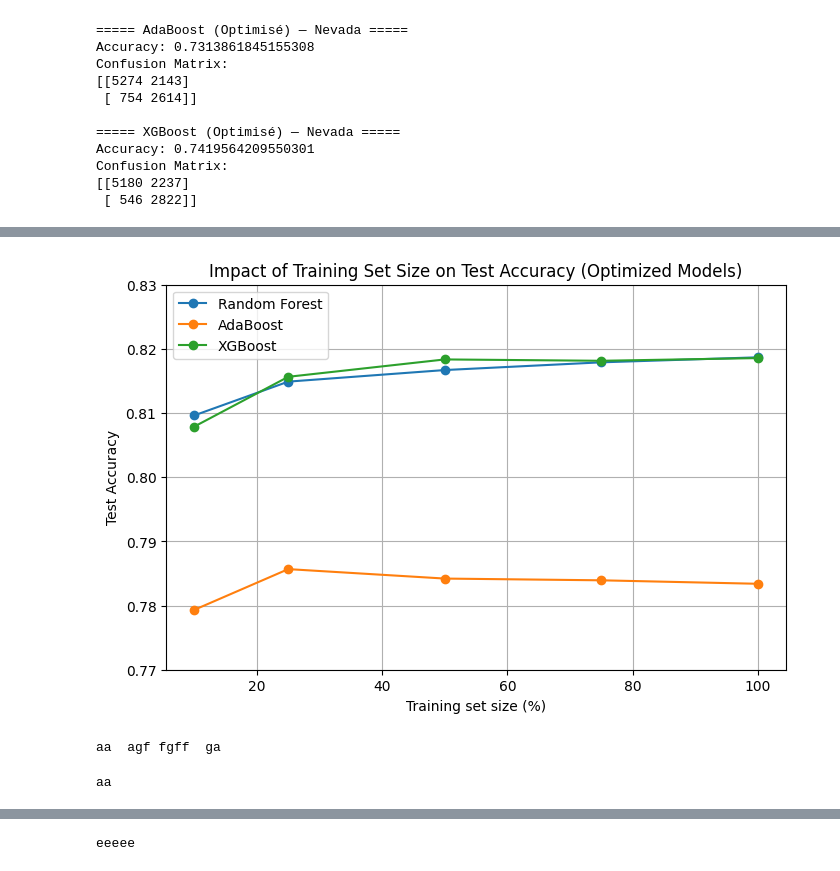
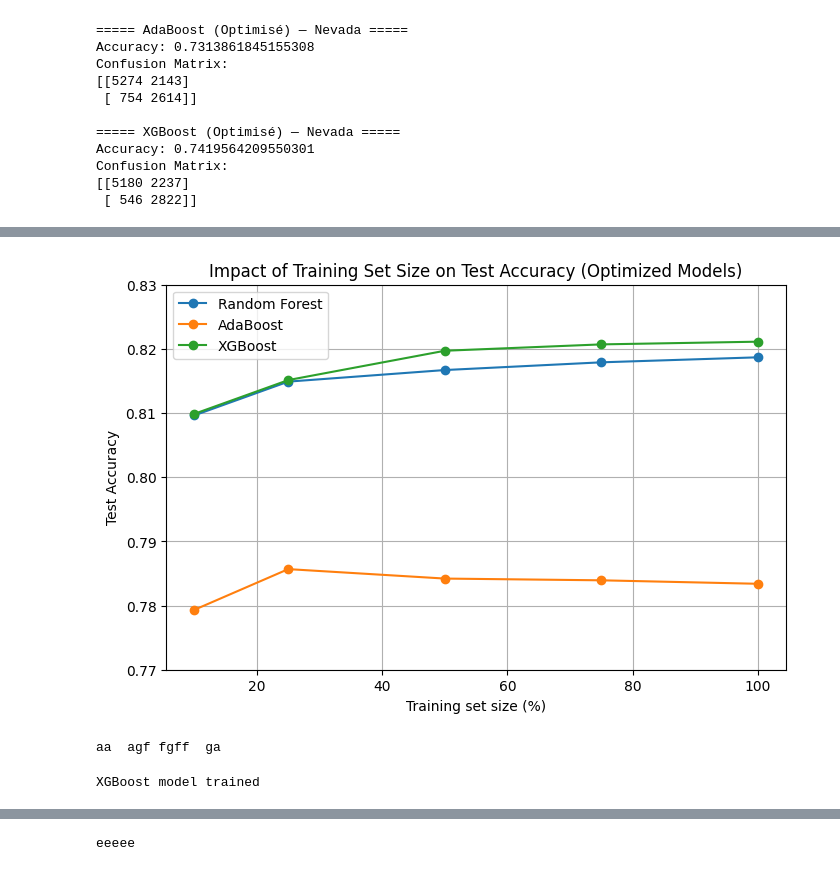
Before and after one commit to mateobwe/insa-5a-analyse-descriptive, a Jupyter notebook: analyse.ipynb, the cells around one changed output, grey strips where cells are left out. Drawn from its saved outputs; the diff is of its cells as text; code cells hidden in the pictures.

```diff
--- a/analyse.ipynb
+++ b/analyse.ipynb
@@ -674,29 +738,29 @@ Training with 75% of training data
 # %%
 import matplotlib.pyplot as plt
 
 # Training sizes
 train_sizes = [10, 25, 50, 75, 100]
 
 # Accuracies from your results
 rf_acc = [0.809638, 0.814899, 0.816703, 0.817906, 0.818687]
 ada_acc = [0.779334, 0.785678, 0.784205, 0.783934, 0.783393]
-xgb_acc = [0.807895, 0.815651, 0.818357, 0.818146, 0.818567]
+xgb_acc = [0.809879, 0.815140, 0.819710, 0.820702, 0.821123]
 
 plt.figure(figsize=(8,5))
 
 plt.plot(train_sizes, rf_acc, marker="o", label="Random Forest")
 plt.plot(train_sizes, ada_acc, marker="o", label="AdaBoost")
 plt.plot(train_sizes, xgb_acc, marker="o", label="XGBoost")
 
 plt.xlabel("Training set size (%)")
 plt.ylabel("Test Accuracy")
 plt.title("Impact of Training Set Size on Test Accuracy (Optimized Models)")
 plt.ylim(0.77, 0.83)
 plt.grid()
 plt.legend()
 plt.show()
 # %% [output]
-[figure, old version]
+[figure, new version]
 # %%
 import numpy as np
 import pandas as pd
@@ -708,20 +772,26 @@ print("aa  agf fgff  ga")
 # %% [output]
 aa  agf fgff  ga
 # %%
-from sklearn.ensemble import RandomForestClassifier
+from sklearn.ensemble import GradientBoostingClassifier
 
-best_rf = RandomForestClassifier(
-    n_estimators=400,
-    max_depth=None,
-    max_features="log2",
-    min_samples_split=10,
-    random_state=42,
-    n_jobs=-1
+# Initialize XGBoost (GradientBoostingClassifier)
+best_xgb = GradientBoostingClassifier(
+    n_estimators=500,
+    learning_rate=0.1,
+    max_depth=6,
+    random_state=42
 )
 
-best_rf.fit(X_train, y_train)
+# Train the XGBoost model
+best_xgb.fit(X_train, y_train)
 
-print("aa")
+print("XGBoost model trained")
+
+from sklearn.inspection import permutation_importance
+
+# Subsample test set
+X_test_small = X_test.sample(n=2000, random_state=42)
+y_test_small = y_test.loc[X_test_small.index]
 # %% [output]
-aa
+XGBoost model trained
 # %%
```
Also changed, not shown: parts of 15 cells of this notebook.
